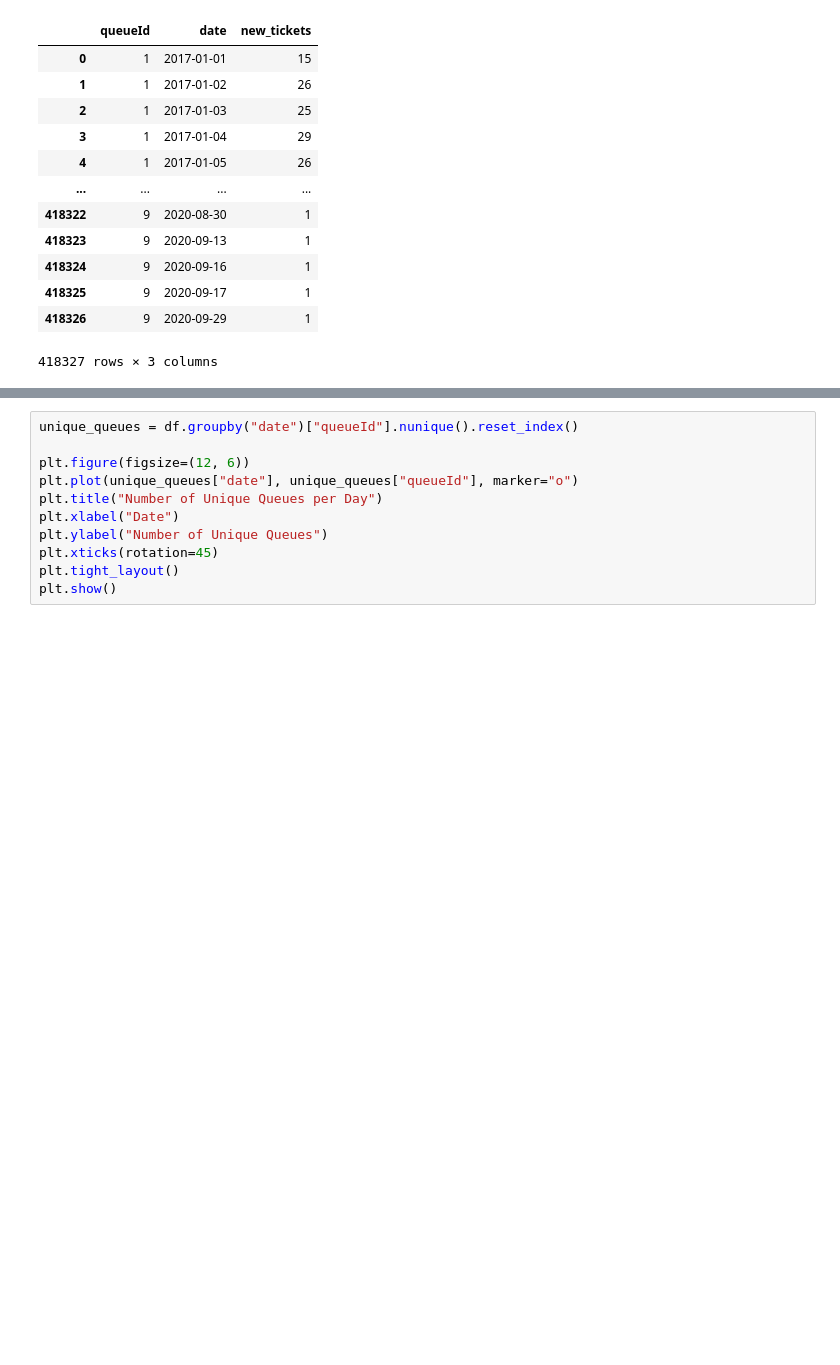
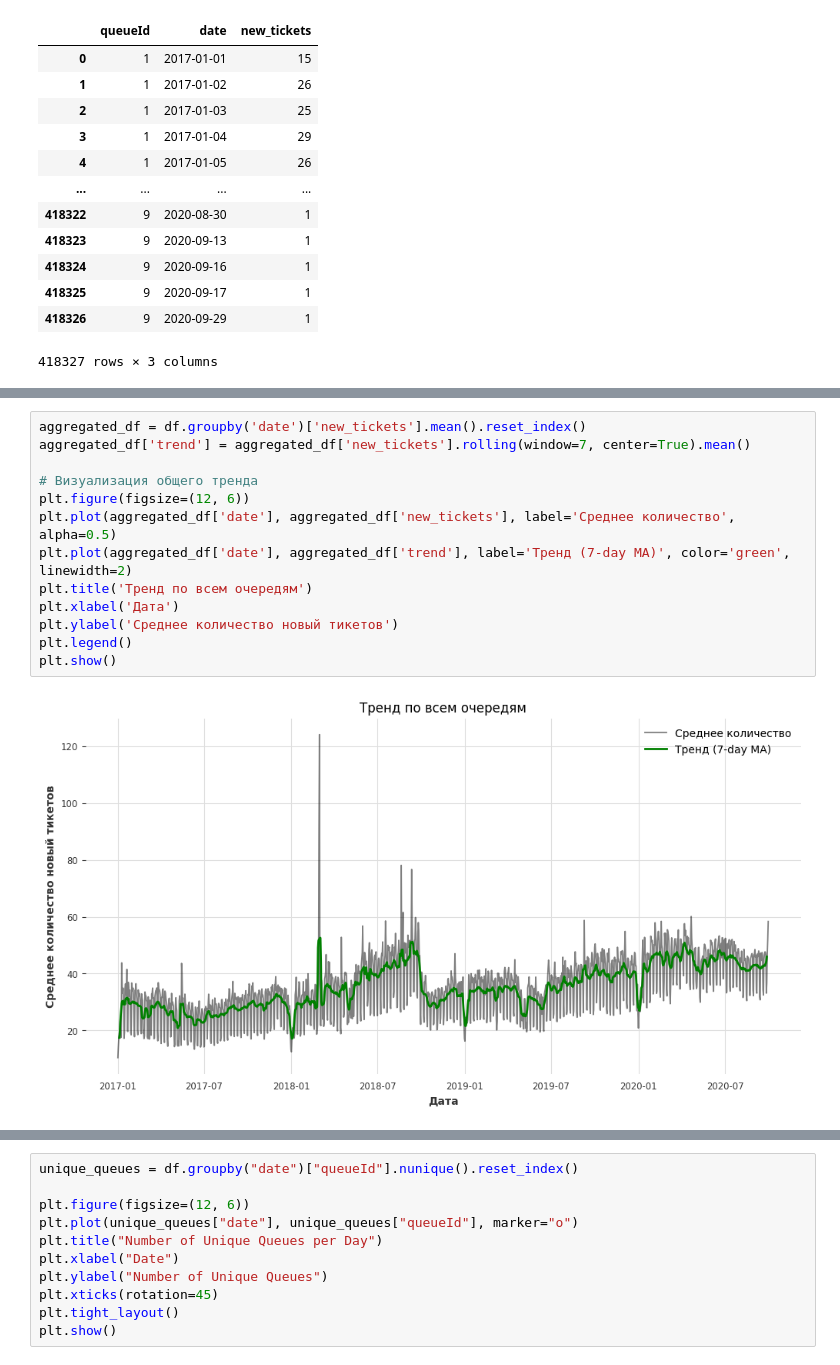
Before and after one commit to TaskGuru-AI/tasks_support_system_ai, a Jupyter notebook: notebooks/TS/EDA.ipynb, the cells around one changed output, grey strips where cells are left out. Saved outputs shown, nothing was run; the diff lists cells and outputs as text; blank space fills up the shorter version.

```diff
--- a/notebooks/TS/EDA.ipynb
+++ b/notebooks/TS/EDA.ipynb
@@ -59,0 +133,15 @@ df_grouped
+# %%
+aggregated_df = df.groupby('date')['new_tickets'].mean().reset_index()
+aggregated_df['trend'] = aggregated_df['new_tickets'].rolling(window=7, center=True).mean()
+
+# Визуализация общего тренда
+plt.figure(figsize=(12, 6))
+plt.plot(aggregated_df['date'], aggregated_df['new_tickets'], label='Среднее количество', alpha=0.5)
+plt.plot(aggregated_df['date'], aggregated_df['trend'], label='Тренд (7-day MA)', color='green', linewidth=2)
+plt.title('Тренд по всем очередям')
+plt.xlabel('Дата')
+plt.ylabel('Среднее количество новый тикетов')
+plt.legend()
+plt.show()
+# %% [output]
+[figure, added]
```
Also changed, not shown: parts of 48 cells of this notebook.
